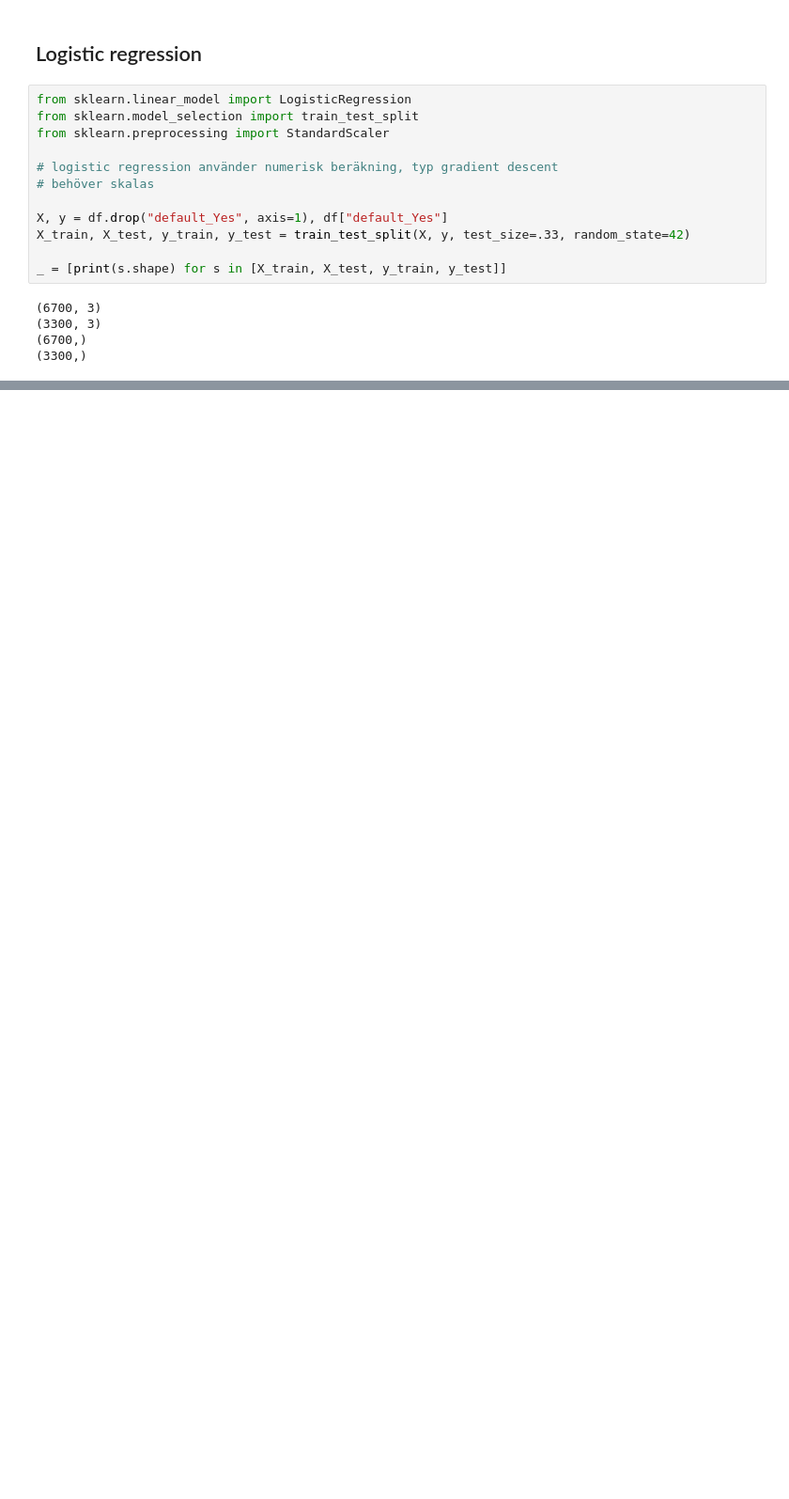
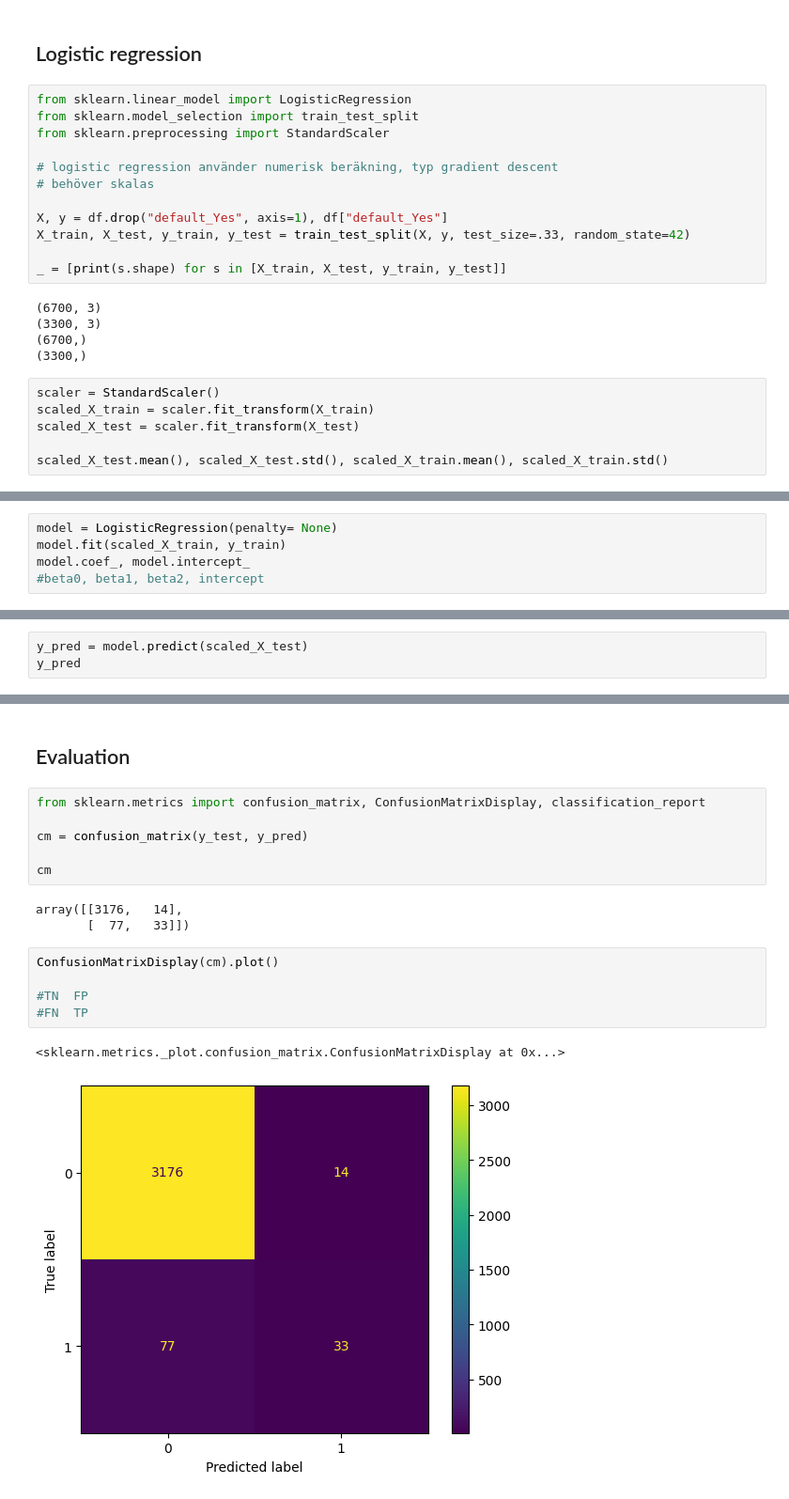
Before and after one commit to wlinds/ITHS-AI22-ML, a Jupyter notebook: Code_along/05_logistic_regression.ipynb, the cells around one changed output, grey strips where cells are left out. Shown: that part at 94% size. Cells and saved outputs as stored; diff of their text form; blank space fills up the shorter version.

Commit message:
test, predict & eval

```diff
--- a/Code_along/05_logistic_regression.ipynb
+++ b/Code_along/05_logistic_regression.ipynb
@@ -164,3 +164,9 @@ _ = [print(s.shape) for s in [X_train, X_test, y_train, y_test]]
 (3300, 3)
 (6700,)
 (3300,)
+# %%
+scaler = StandardScaler()
+scaled_X_train = scaler.fit_transform(X_train)
+scaled_X_test = scaler.fit_transform(X_test)
+
+scaled_X_test.mean(), scaled_X_test.std(), scaled_X_train.mean(), scaled_X_train.std()
@@ -166,0 +175,5 @@ _ = [print(s.shape) for s in [X_train, X_test, y_train, y_test]]
+# %%
+model = LogisticRegression(penalty= None)
+model.fit(scaled_X_train, y_train)
+model.coef_, model.intercept_
+#beta0, beta1, beta2, intercept
@@ -166,0 +238,3 @@ _ = [print(s.shape) for s in [X_train, X_test, y_train, y_test]]
+# %%
+y_pred = model.predict(scaled_X_test)
+y_pred
@@ -166,0 +271,19 @@ _ = [print(s.shape) for s in [X_train, X_test, y_train, y_test]]
+# %% [markdown]
+## Evaluation
+# %%
+from sklearn.metrics import confusion_matrix, ConfusionMatrixDisplay, classification_report
+
+cm = confusion_matrix(y_test, y_pred)
+
+cm
+# %% [output]
+array([[3176,   14],
+       [  77,   33]])
+# %%
+ConfusionMatrixDisplay(cm).plot()
+
+#TN  FP
+#FN  TP
+# %% [output]
+<sklearn.metrics._plot.confusion_matrix.ConfusionMatrixDisplay at 0x...>
+[figure, added]
```
Also changed, not shown: parts of 21 cells of this notebook.
